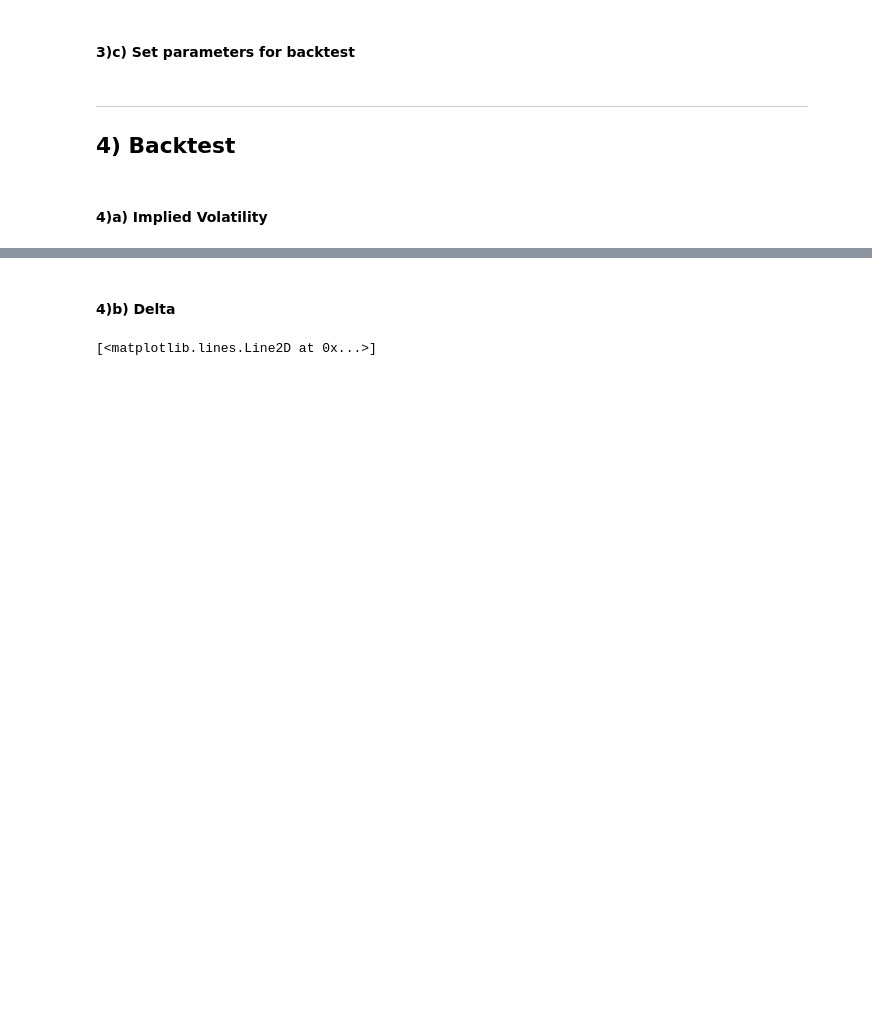
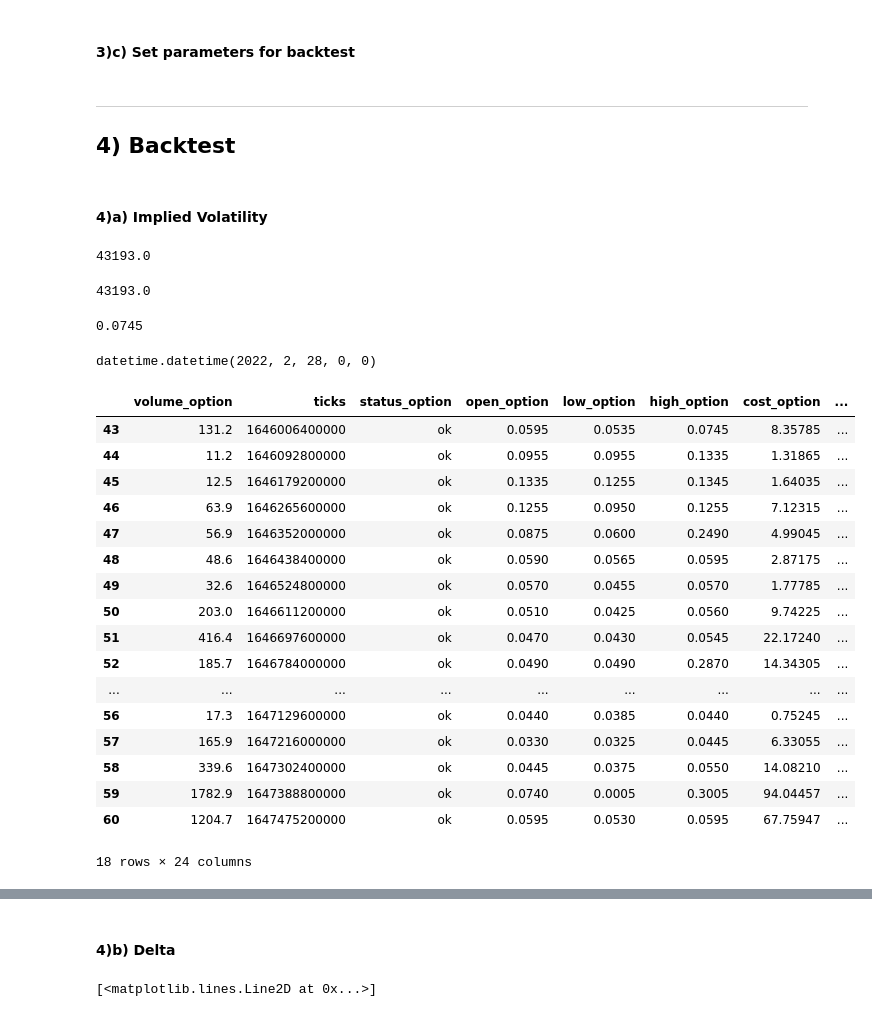
Before and after one commit to marcNY/crypto_option_dashboard, a Jupyter notebook: notebooks/WebApp Template.ipynb, the cells around one changed output, grey strips where cells are left out. Drawn from its saved outputs; the diff is of its cells as text; code cells hidden in the pictures; blank space fills up the shorter version.

```diff
--- a/notebooks/WebApp Template.ipynb
+++ b/notebooks/WebApp Template.ipynb
@@ -159,6 +199,43 @@ data["days_to_expiry"] = data["time_to_expiry"].apply(lambda x: x.days)
 ## 4) Backtest
 # %% [markdown]
 #### 4)a) Implied Volatility
+# %%
+data['close_spot'][43]
+# %% [output]
+43193.0
+# %%
+spot_data['close'][43]
+# %% [output]
+43193.0
+# %%
+option_data['close'][43]
+# %% [output]
+0.0745
+# %%
+dt.datetime.fromtimestamp(1646006400000/1000)
+# %% [output]
+datetime.datetime(2022, 2, 28, 0, 0)
+# %%
+data[43:]
+# %% [output]
+|  | volume_option | ticks | status_option | open_option | low_option | high_option | cost_option | ... |
+| 43 | 131.2 | 1646006400000 | ok | 0.0595 | 0.0535 | 0.0745 | 8.35785 | ... |
+| 44 | 11.2 | 1646092800000 | ok | 0.0955 | 0.0955 | 0.1335 | 1.31865 | ... |
+| 45 | 12.5 | 1646179200000 | ok | 0.1335 | 0.1255 | 0.1345 | 1.64035 | ... |
+| 46 | 63.9 | 1646265600000 | ok | 0.1255 | 0.0950 | 0.1255 | 7.12315 | ... |
+| 47 | 56.9 | 1646352000000 | ok | 0.0875 | 0.0600 | 0.2490 | 4.99045 | ... |
+| 48 | 48.6 | 1646438400000 | ok | 0.0590 | 0.0565 | 0.0595 | 2.87175 | ... |
+| 49 | 32.6 | 1646524800000 | ok | 0.0570 | 0.0455 | 0.0570 | 1.77785 | ... |
+| 50 | 203.0 | 1646611200000 | ok | 0.0510 | 0.0425 | 0.0560 | 9.74225 | ... |
+| 51 | 416.4 | 1646697600000 | ok | 0.0470 | 0.0430 | 0.0545 | 22.17240 | ... |
+| 52 | 185.7 | 1646784000000 | ok | 0.0490 | 0.0490 | 0.2870 | 14.34305 | ... |
+| ... | ... | ... | ... | ... | ... | ... | ... | ... |
+| 56 | 17.3 | 1647129600000 | ok | 0.0440 | 0.0385 | 0.0440 | 0.75245 | ... |
+| 57 | 165.9 | 1647216000000 | ok | 0.0330 | 0.0325 | 0.0445 | 6.33055 | ... |
+| 58 | 339.6 | 1647302400000 | ok | 0.0445 | 0.0375 | 0.0550 | 14.08210 | ... |
+| 59 | 1782.9 | 1647388800000 | ok | 0.0740 | 0.0005 | 0.3005 | 94.04457 | ... |
+| 60 | 1204.7 | 1647475200000 | ok | 0.0595 | 0.0530 | 0.0595 | 67.75947 | ... |
+18 rows × 24 columns
 # %%
 data['ivol_mid'] = implied_volatility(price=data['close_option_usd'],
                                       S=data['close_spot'],
```
Also changed, not shown: parts of 16 cells of this notebook.
